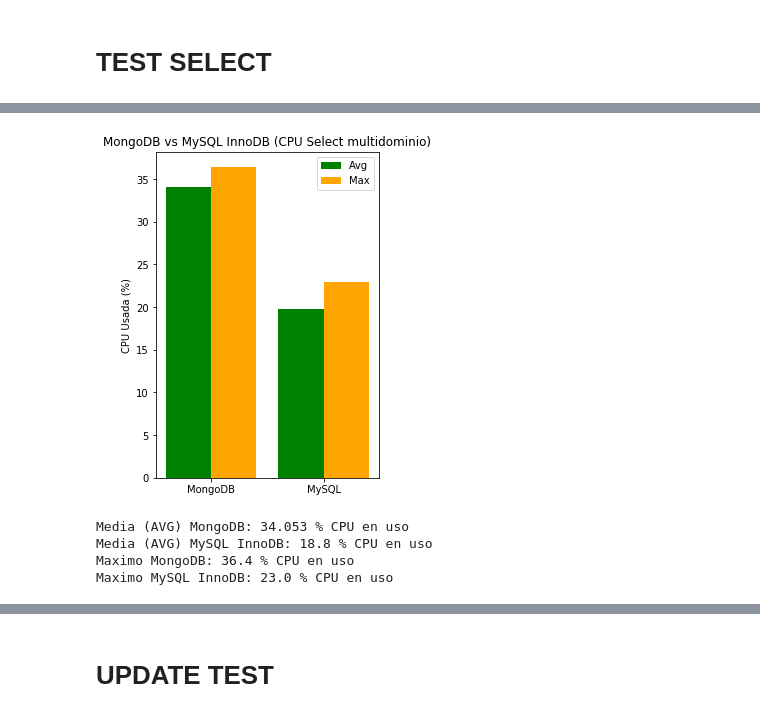
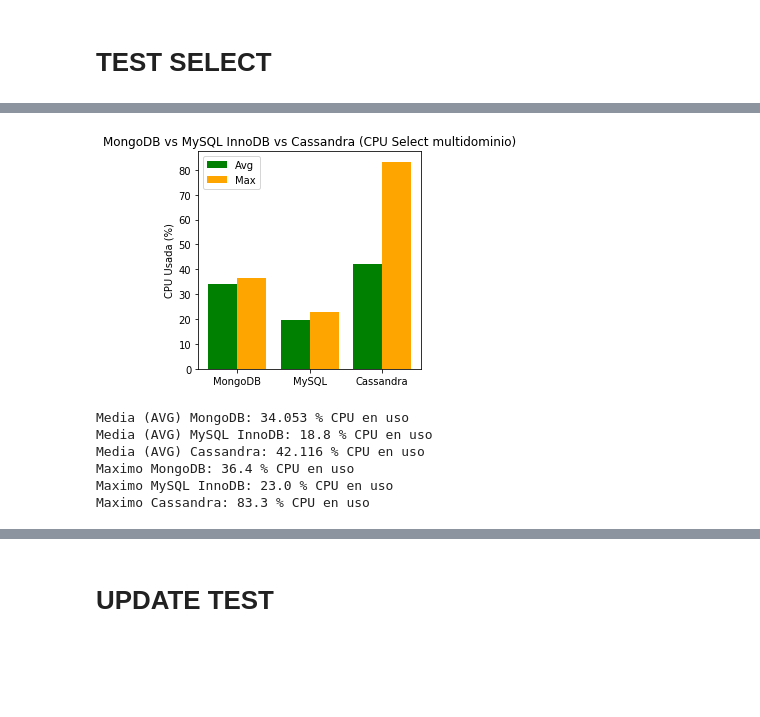
Before and after one commit to danielherranzsegundo/TFM_2022, a Jupyter notebook: Scripts/Resultados.ipynb, the cells around one changed output, grey strips where cells are left out. Cells and saved outputs as stored; diff of their text form; code cells hidden in the pictures; blank space fills up the shorter version.

```diff
--- a/Scripts/Resultados.ipynb
+++ b/Scripts/Resultados.ipynb
@@ -14,3 +14,8 @@ from sklearn import preprocessing
 from sklearn.model_selection import KFold
 from numerize import numerize
 import seaborn as sns
+# %%
+#Ficheros Cassandra
+path = '../Results/Cassandra/'
+files = os.listdir(path = path)
+files
@@ -16,0 +46,2 @@ import seaborn as sns
+# %%
+cassandra_Select_Test = pd.read_csv(path + 'CassandraSelect_test_19042022_02_47_24.csv')
@@ -369,49 +462,55 @@ Maximo MySQL InnoDB: 0.996 s
 #Comparativa Select multidominio (3 dominios)
 MySQL_Select_Test
 
-motores = ['MongoDB', 'MySQL']
+motores = ['MongoDB', 'MySQL', 'Cassandra']
 avg = [MongoDB_Select_Test.CPU[MongoDB_Select_Test.CPU < MongoDB_Select_Test.CPU.quantile(.95)].mean(),
-       MySQL_Select_Test.CPU[MySQL_Select_Test.CPU < MySQL_Select_Test.CPU.quantile(.95)].mean()]
+       MySQL_Select_Test.CPU[MySQL_Select_Test.CPU < MySQL_Select_Test.CPU.quantile(.95)].mean(),
+      cassandra_Select_Test.CPU[cassandra_Select_Test.CPU < cassandra_Select_Test.CPU.quantile(.95)].mean()]
 maximo = [MongoDB_Select_Test.CPU[MongoDB_Select_Test.CPU < MongoDB_Select_Test.CPU.quantile(.95)].max(),
-          MySQL_Select_Test.CPU[MySQL_Select_Test.CPU < MySQL_Select_Test.CPU.quantile(.95)].max()]
+          MySQL_Select_Test.CPU[MySQL_Select_Test.CPU < MySQL_Select_Test.CPU.quantile(.95)].max(),
+         cassandra_Select_Test.CPU[cassandra_Select_Test.CPU < cassandra_Select_Test.CPU.quantile(.95)].max()]
 #minimo = [MongoDB_Select_Test.Tiempo[MongoDB_Select_Test.Memoria > MongoDB_Select_Test.Tiempo.quantile(.05)].min(),        MySQL_Select_Test.Tiempo[MySQL_Select_Test.Tiempo > MySQL_Select_Test.Tiempo.quantile(.05)].min()]
 
 x_axis = np.arange(len(motores))
 
 # Multi bar Chart
 
 plt.bar(x_axis -0.2, avg, width=0.4, label = 'Avg', color = 'green')
 plt.bar(x_axis +0.2, maximo, width=0.4, label = 'Max', color = 'orange')
 #plt.bar(x_axis -0.2, minimo, width=0.4, label = 'Min')
 
 
 # Xticks
 
 plt.xticks(x_axis, motores)
 
 # Add legend
 
 plt.legend(loc='best')
 
 # Display
 
 #Titulos
 plt.ylabel("CPU Usada (%)")
-plt.title("MongoDB vs MySQL InnoDB (CPU Select multidominio)")
+plt.title("MongoDB vs MySQL InnoDB vs Cassandra (CPU Select multidominio)")
 plt.rcParams["figure.figsize"] = (4,4)
 
 plt.show()
 
 print("Media (AVG) MongoDB:", round(MongoDB_Select_Test.CPU[MongoDB_Select_Test.CPU < MongoDB_Select_Test.CPU.quantile(.95)].mean(),3),'% CPU en uso')
 print("Media (AVG) MySQL InnoDB:", round(MySQL_Select_Test.CPU[MongoDB_Select_Test.CPU < MySQL_Select_Test.CPU.quantile(.95)].mean(),3),'% CPU en uso')
+print("Media (AVG) Cassandra:", round(cassandra_Select_Test.CPU[cassandra_Select_Test.CPU < cassandra_Select_Test.CPU.quantile(.95)].mean(),3),'% CPU en uso')
 print("Maximo MongoDB:", round(MongoDB_Select_Test.CPU[MongoDB_Select_Test.CPU < MongoDB_Select_Test.CPU.quantile(.95)].max(),3),'% CPU en uso')
 print("Maximo MySQL InnoDB:", round(MySQL_Select_Test.CPU[MySQL_Select_Test.CPU < MySQL_Select_Test.CPU.quantile(.95)].max(),3),'% CPU en uso')
+print("Maximo Cassandra:", round(cassandra_Select_Test.CPU[cassandra_Select_Test.CPU < cassandra_Select_Test.CPU.quantile(.95)].max(),3),'% CPU en uso')
 # %% [output]
-[figure, old version]
+[figure, new version]
 Media (AVG) MongoDB: 34.053 % CPU en uso
 Media (AVG) MySQL InnoDB: 18.8 % CPU en uso
+Media (AVG) Cassandra: 42.116 % CPU en uso
 Maximo MongoDB: 36.4 % CPU en uso
 Maximo MySQL InnoDB: 23.0 % CPU en uso
+Maximo Cassandra: 83.3 % CPU en uso
 # %%
 #Evolución de la CPU (Picos MongoDB)
 plt.title("Comparativa CPU en uso Select 1M registros")
```
Also changed, not shown: parts of 29 cells of this notebook, 42 other files.
